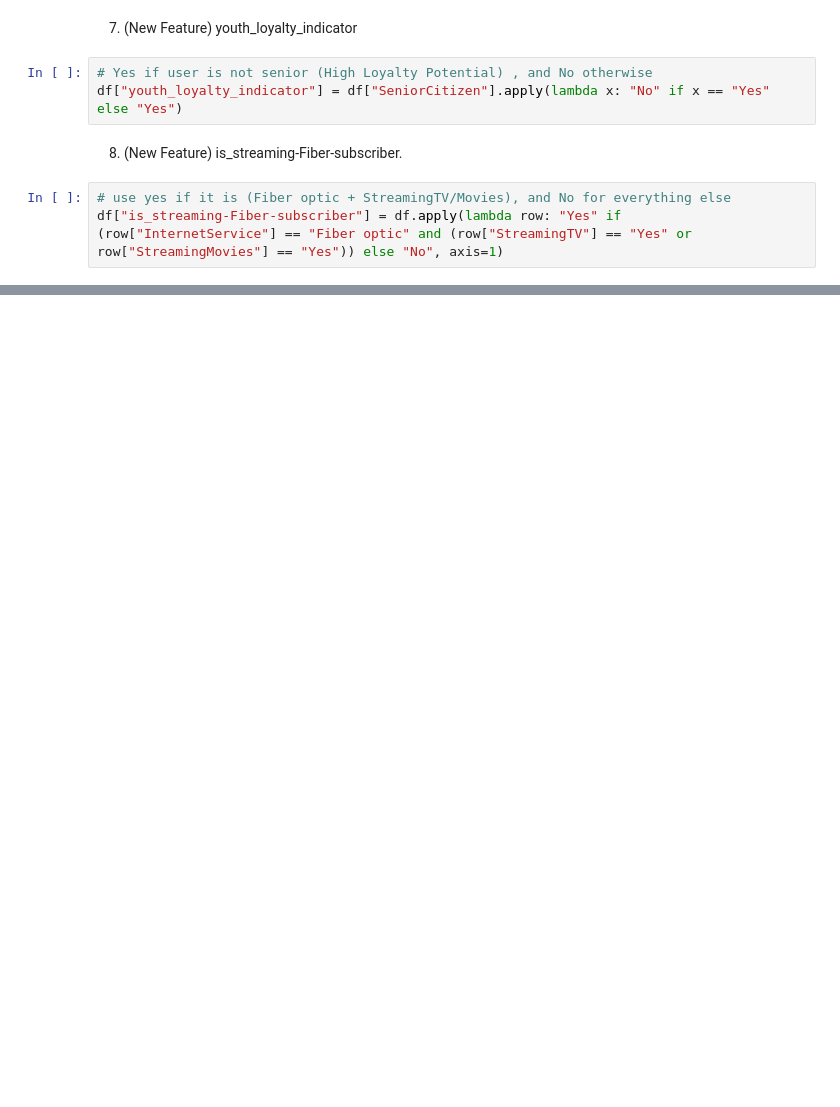
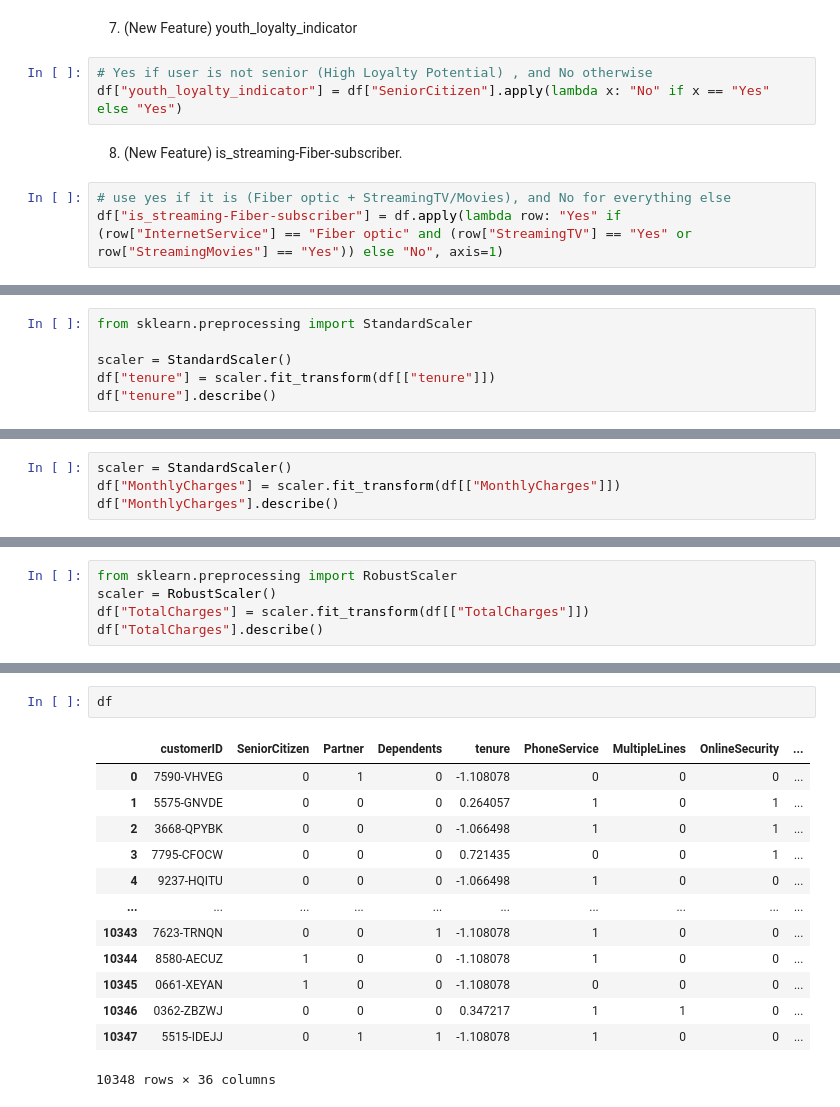
Before and after one commit to walaaabusweas/Telco-Customer, a Jupyter notebook: Telco-Customer.ipynb, the cells around one changed output, grey strips where cells are left out. Drawn from its saved outputs; the diff is of its cells as text; blank space fills up the shorter version.

```diff
--- a/Telco-Customer.ipynb
+++ b/Telco-Customer.ipynb
@@ -728,0 +744,6 @@ Since young people are the most reliant on digital channels, companies should fo
+# %%
+from sklearn.preprocessing import StandardScaler
+
+scaler = StandardScaler()
+df["tenure"] = scaler.fit_transform(df[["tenure"]])
+df["tenure"].describe()
@@ -728,0 +772,4 @@ Since young people are the most reliant on digital channels, companies should fo
+# %%
+scaler = StandardScaler()
+df["MonthlyCharges"] = scaler.fit_transform(df[["MonthlyCharges"]])
+df["MonthlyCharges"].describe()
@@ -728,0 +800,5 @@ Since young people are the most reliant on digital channels, companies should fo
+# %%
+from sklearn.preprocessing import RobustScaler
+scaler = RobustScaler()
+df["TotalCharges"] = scaler.fit_transform(df[["TotalCharges"]])
+df["TotalCharges"].describe()
@@ -728,0 +815,16 @@ Since young people are the most reliant on digital channels, companies should fo
+# %%
+df
+# %% [output]
+|  | customerID | SeniorCitizen | Partner | Dependents | tenure | PhoneService | MultipleLines | OnlineSecurity | ... |
+| 0 | 7590-VHVEG | 0 | 1 | 0 | -1.108078 | 0 | 0 | 0 | ... |
+| 1 | 5575-GNVDE | 0 | 0 | 0 | 0.264057 | 1 | 0 | 1 | ... |
+| 2 | 3668-QPYBK | 0 | 0 | 0 | -1.066498 | 1 | 0 | 1 | ... |
+| 3 | 7795-CFOCW | 0 | 0 | 0 | 0.721435 | 0 | 0 | 1 | ... |
+| 4 | 9237-HQITU | 0 | 0 | 0 | -1.066498 | 1 | 0 | 0 | ... |
+| ... | ... | ... | ... | ... | ... | ... | ... | ... | ... |
+| 10343 | 7623-TRNQN | 0 | 0 | 1 | -1.108078 | 1 | 0 | 0 | ... |
+| 10344 | 8580-AECUZ | 1 | 0 | 0 | -1.108078 | 1 | 0 | 0 | ... |
+| 10345 | 0661-XEYAN | 1 | 0 | 0 | -1.108078 | 0 | 0 | 0 | ... |
+| 10346 | 0362-ZBZWJ | 0 | 0 | 0 | 0.347217 | 1 | 1 | 0 | ... |
+| 10347 | 5515-IDEJJ | 0 | 1 | 1 | -1.108078 | 1 | 0 | 0 | ... |
+10348 rows × 36 columns
```
Also changed, not shown: parts of 47 cells of this notebook.
